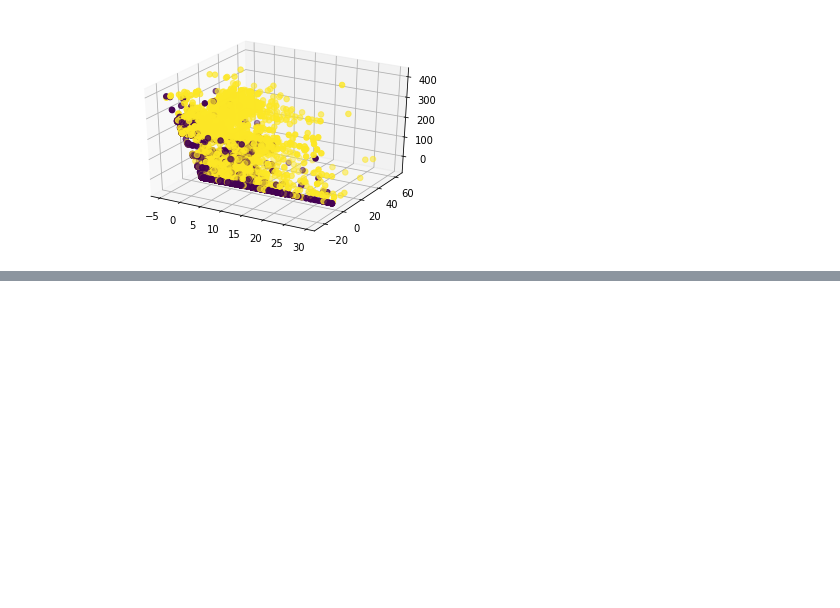
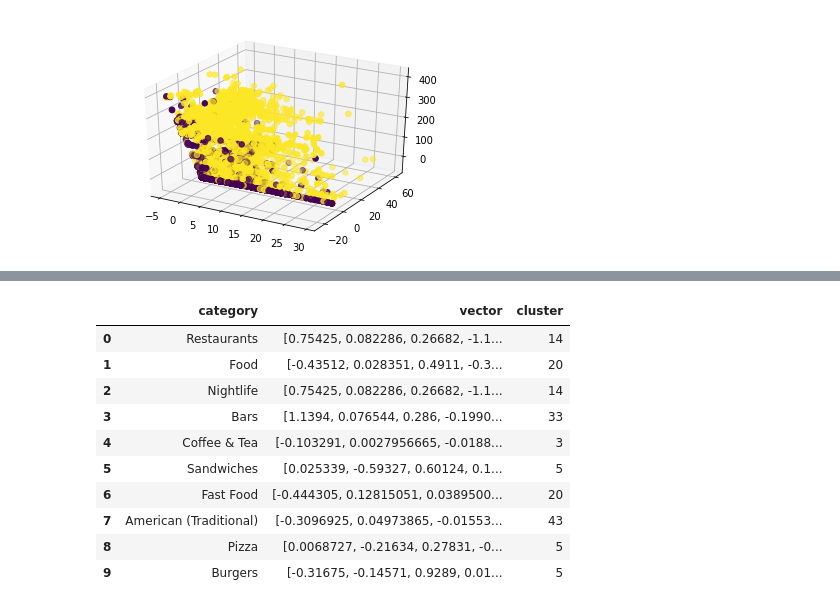
Before and after one commit to Coldsp33d/Yelp-Challenge-2018, a Jupyter notebook: clustering.ipynb, the cells around one changed output, grey strips where cells are left out. Cells and saved outputs as stored; diff of their text form; code cells hidden in the pictures; blank space fills up the shorter version.

```diff
--- a/clustering.ipynb
+++ b/clustering.ipynb
@@ -228,0 +238,4 @@ plt.show()
+# %%
+def getPhraseVector(phrase): return nlp(phrase).vector
+# %%
+df['vector'] = df['category'].apply(getPhraseVector)
@@ -228,0 +290,17 @@ plt.show()
+# %%
+cluster = AgglomerativeClustering(n_clusters=48, affinity='cosine', linkage='complete')
+cluster.fit_predict(X)
+df['cluster'] = cluster.labels_
+df.head(10)
+# %% [output]
+|  | category | vector | cluster |
+| 0 | Restaurants | [0.75425, 0.082286, 0.26682, -1.1... | 14 |
+| 1 | Food | [-0.43512, 0.028351, 0.4911, -0.3... | 20 |
+| 2 | Nightlife | [0.75425, 0.082286, 0.26682, -1.1... | 14 |
+| 3 | Bars | [1.1394, 0.076544, 0.286, -0.1990... | 33 |
+| 4 | Coffee & Tea | [-0.103291, 0.0027956665, -0.0188... | 3 |
+| 5 | Sandwiches | [0.025339, -0.59327, 0.60124, 0.1... | 5 |
+| 6 | Fast Food | [-0.444305, 0.12815051, 0.0389500... | 20 |
+| 7 | American (Traditional) | [-0.3096925, 0.04973865, -0.01553... | 43 |
+| 8 | Pizza | [0.0068727, -0.21634, 0.27831, -0... | 5 |
+| 9 | Burgers | [-0.31675, -0.14571, 0.9289, 0.01... | 5 |
```
Also changed, not shown: parts of 14 cells of this notebook.
